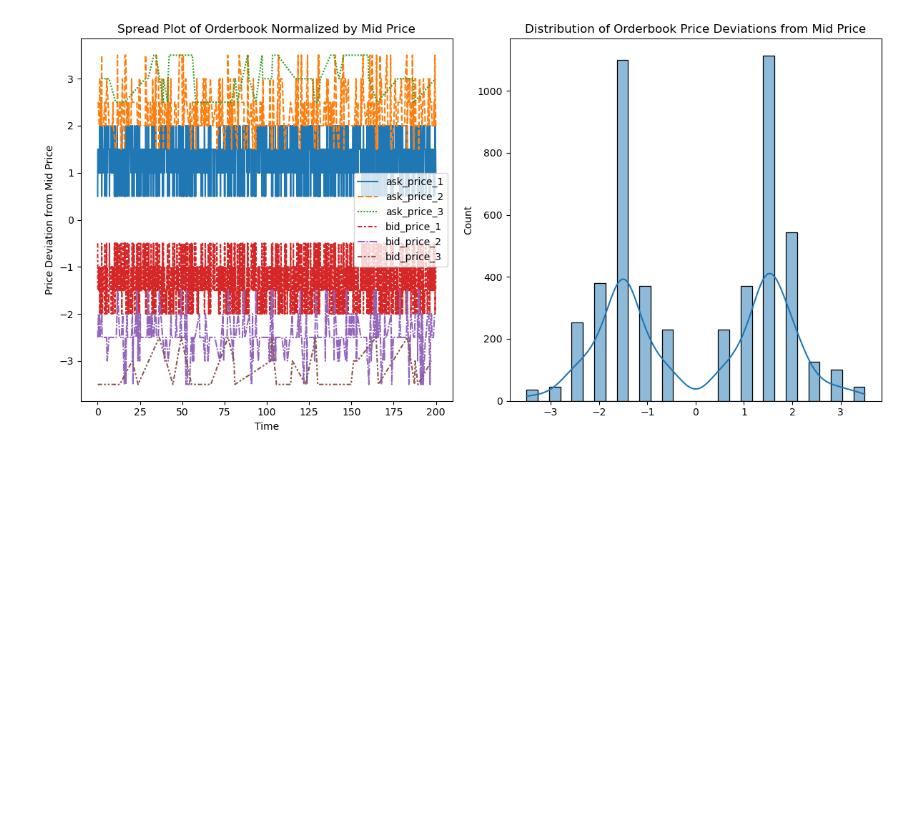
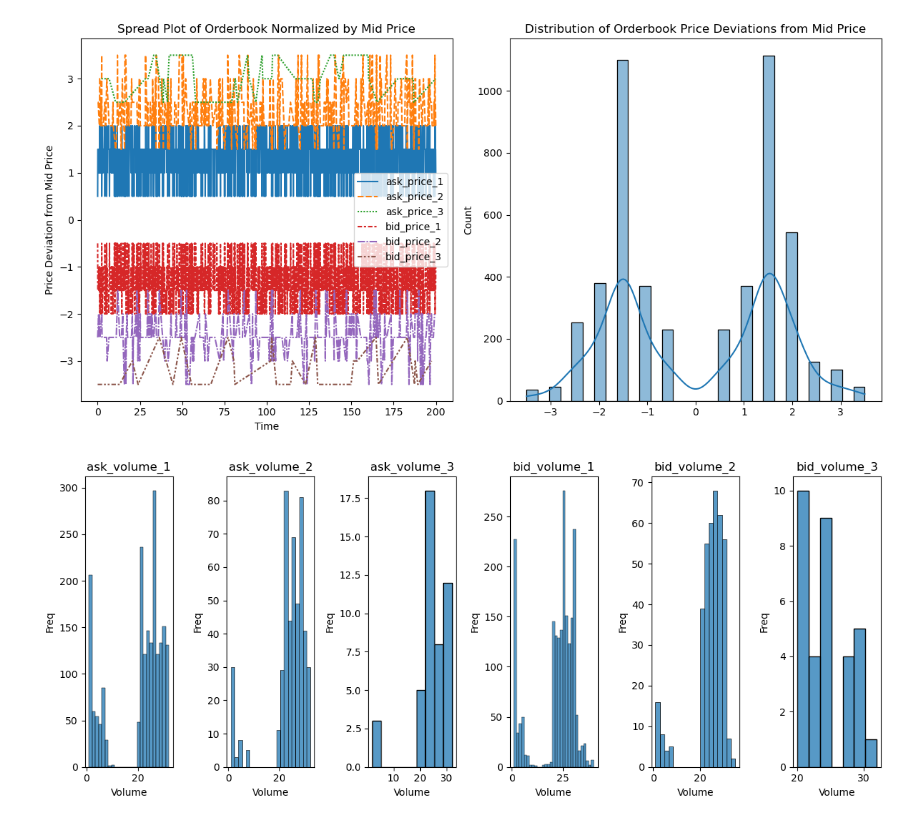
Before and after one commit to jofu-tofu/Prosperity-3, a Jupyter notebook: Testing/Round 0/eda.ipynb, the cells around one changed output. Saved outputs shown, nothing was run; the diff lists cells and outputs as text; code cells hidden in the pictures; blank space fills up the shorter version.

```diff
--- a/Testing/Round 0/eda.ipynb
+++ b/Testing/Round 0/eda.ipynb
@@ -19,5 +21,10 @@ reload(util)
 util.spread_plot(kelp_raw)
 # %% [output]
 [figure]
+# %%
+reload(util)
+util.volume_plot(kelp_raw)
+# %% [output]
+[figure, added]
 # %%
 reload(util)
```
Also changed, not shown: parts of 7 cells of this notebook, 1 other file.
